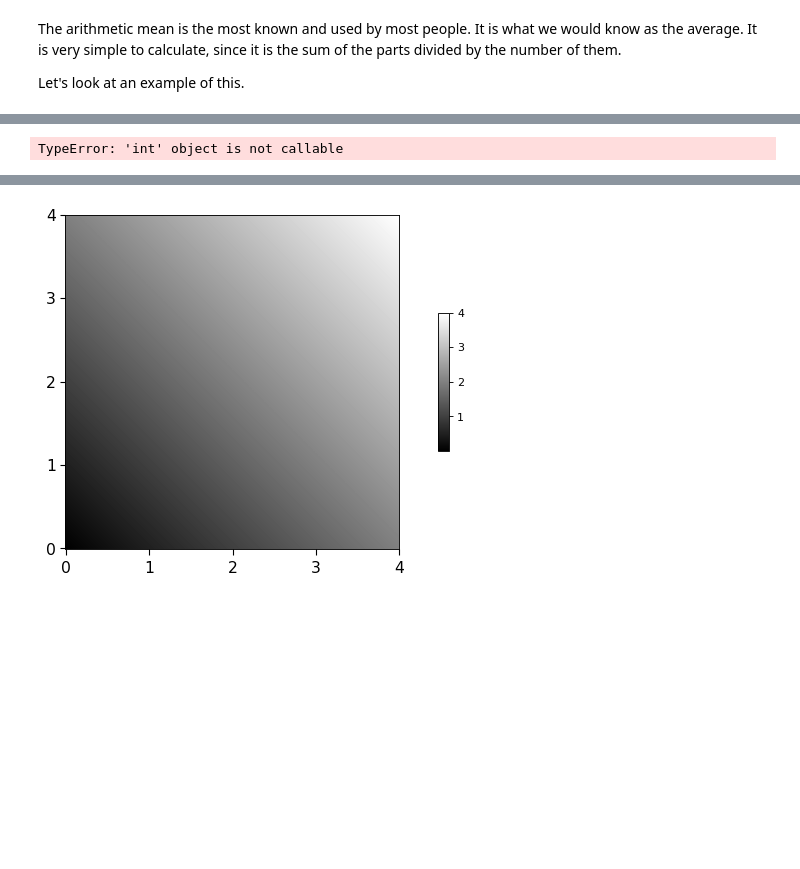
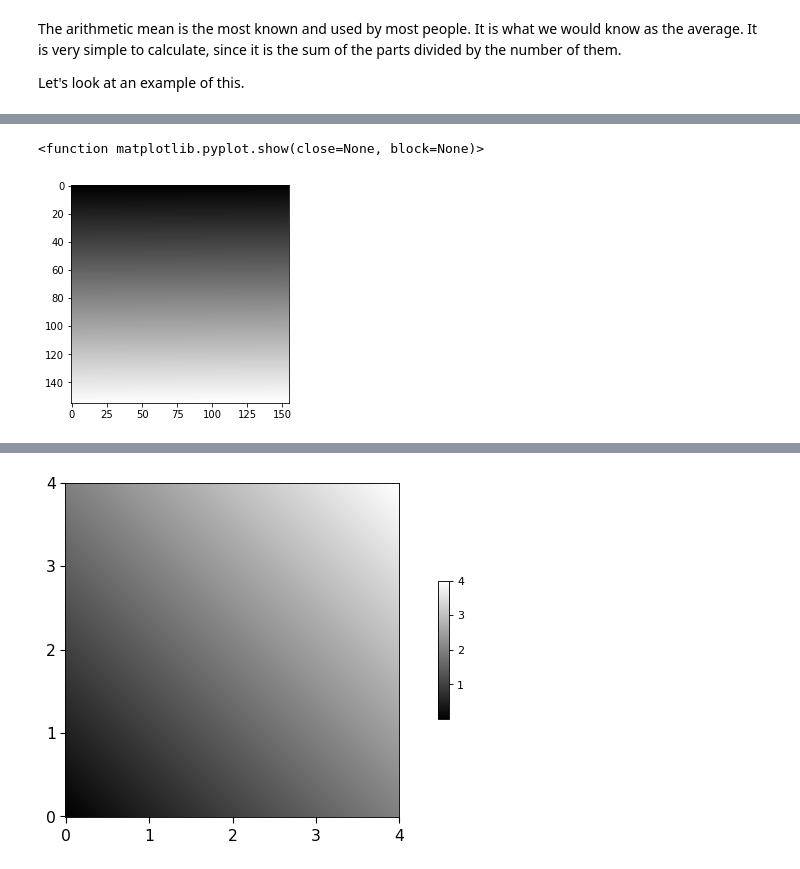
Before and after one commit to caroperez/Statistical_studies, a Jupyter notebook: Types of averages.ipynb, the cells around one changed output, grey strips where cells are left out. Saved outputs shown, nothing was run; the diff lists cells and outputs as text; code cells hidden in the pictures; blank space fills up the shorter version.

```diff
--- a/Types of averages.ipynb
+++ b/Types of averages.ipynb
@@ -42,7 +42,15 @@ plt.show()
-# %%
-values_grid(10, (1, 5))
-# %% [output]
-TypeError: 'int' object is not callable
+# %%
+%matplotlib inline
+
+# data
+df = np.linspace(0, 255, 155 * 155).reshape(155, 155)
+mean_df = np.divide(df, df[::-1])
+
+plt.imshow(df, cmap = "gray")
+plt.show
+# %% [output]
+<function matplotlib.pyplot.show(close=None, block=None)>
+[figure, added]
 # %%
 
 def values_grid(funk, range):
```
Also changed, not shown: parts of 3 cells of this notebook.
